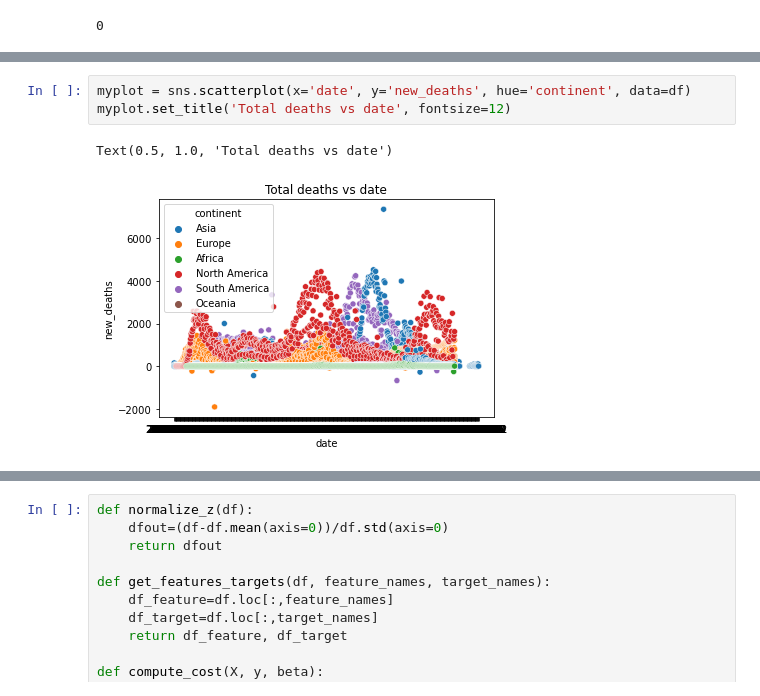
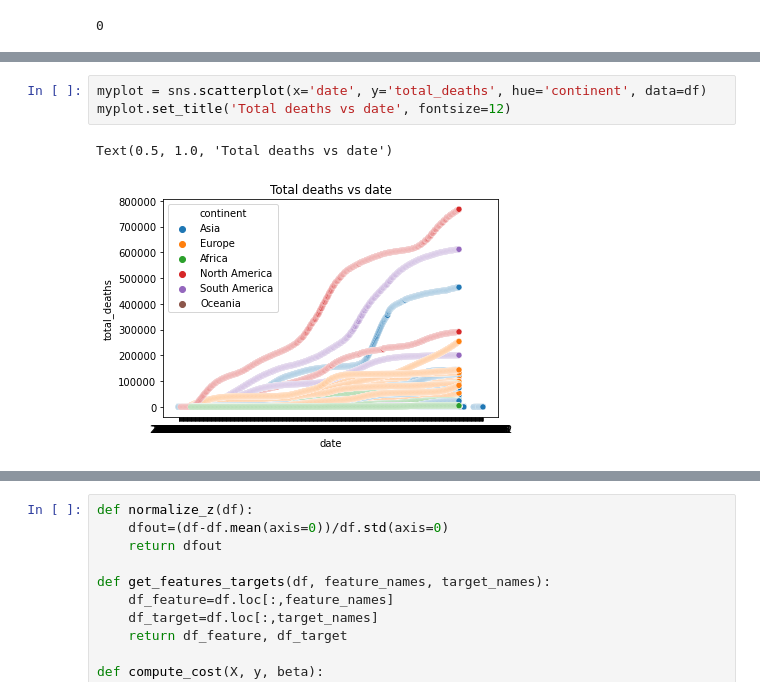
Before and after one commit to shanghongsim/term3_dtp, a Jupyter notebook: T3 2D project .ipynb, the cells around one changed output, grey strips where cells are left out. Drawn from its saved outputs; the diff is of its cells as text.

```diff
--- a/T3 2D project .ipynb
+++ b/T3 2D project .ipynb
@@ -109,10 +109,10 @@ Others
 - `location`
 - `date`
 # %%
-myplot = sns.scatterplot(x='date', y='new_deaths', hue='continent', data=df)
+myplot = sns.scatterplot(x='date', y='total_deaths', hue='continent', data=df)
 myplot.set_title('Total deaths vs date', fontsize=12)
 # %% [output]
 Text(0.5, 1.0, 'Total deaths vs date')
-[figure, old version]
+[figure, new version]
 # %%
 columns_cat=['date','location','continent']
```
Also changed, not shown: parts of 16 cells of this notebook, 1 other file.
